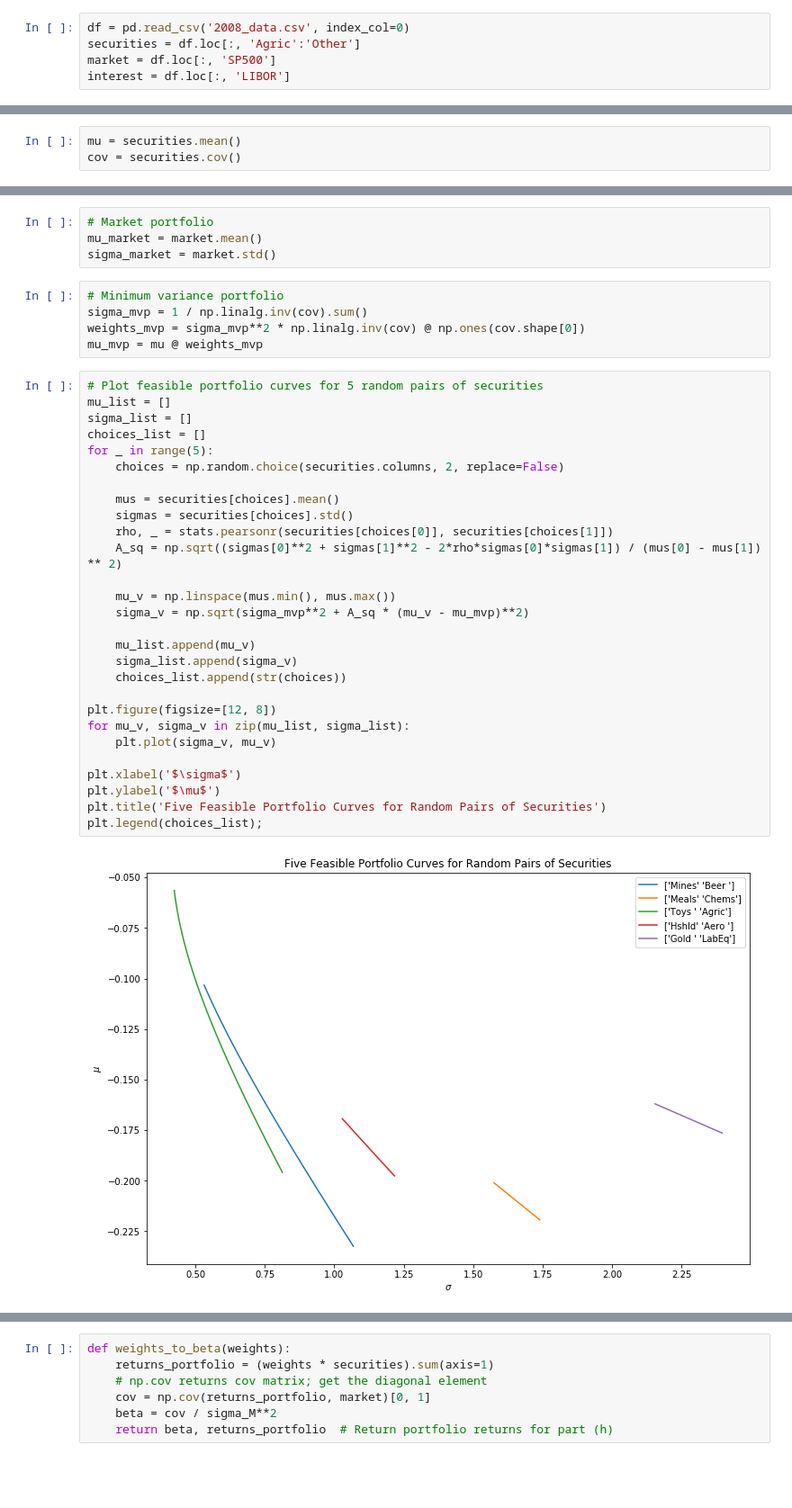
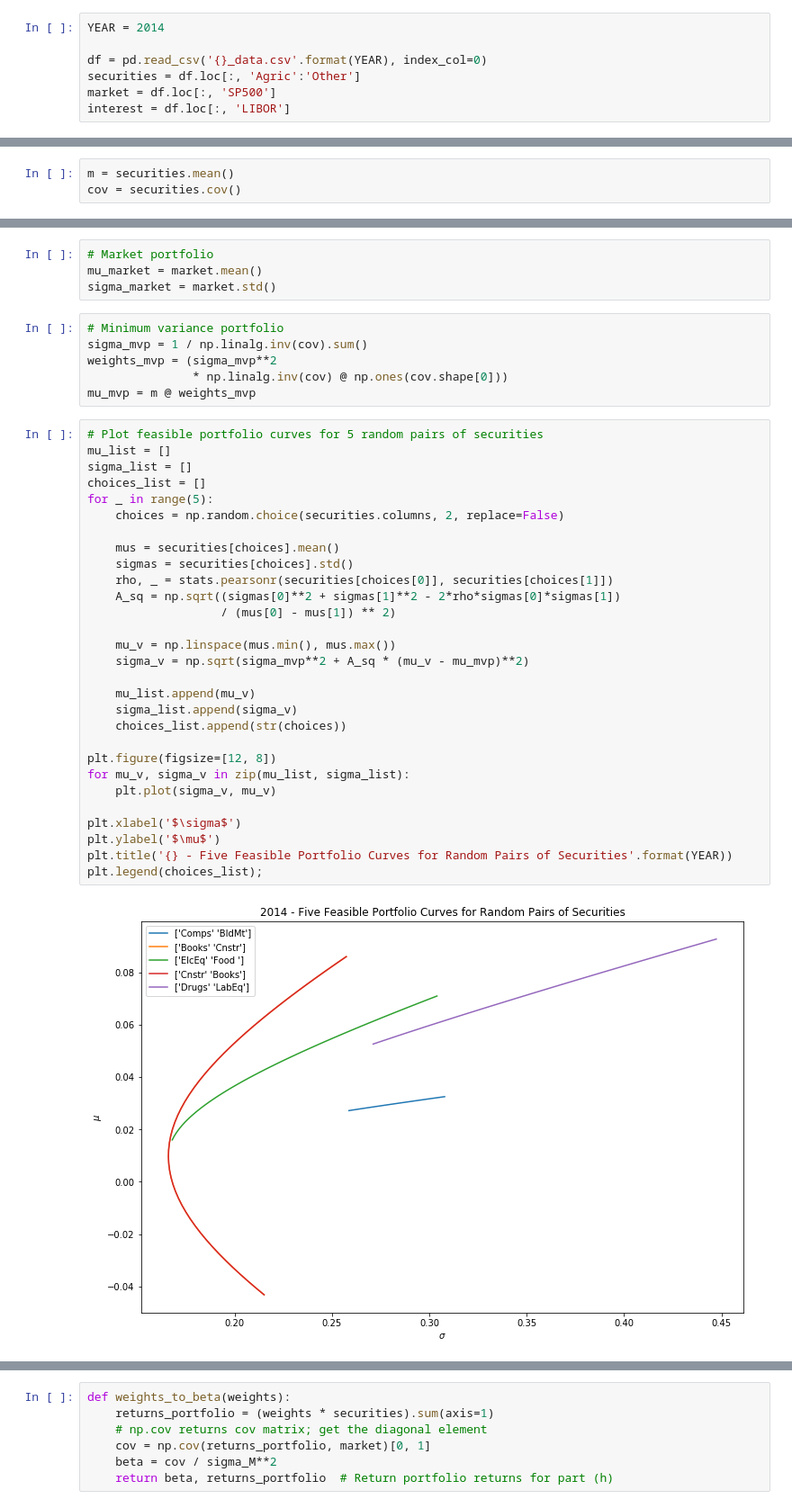
Before and after one commit to eigenfoo/random, a Jupyter notebook: quantfin/portfolio-analysis/portfolio_pset_q1.ipynb, the cells around one changed output, grey strips where cells are left out. Shown: that part at 90% size. Cells and saved outputs as stored; diff of their text form; blank space fills up the shorter version.

```diff
--- a/quantfin/portfolio-analysis/portfolio_pset_q1.ipynb
+++ b/quantfin/portfolio-analysis/portfolio_pset_q1.ipynb
@@ -6,7 +6,9 @@ import pandas as pd
 import matplotlib.pyplot as plt
 from scipy.stats import stats
 # %%
-df = pd.read_csv('2008_data.csv', index_col=0)
+YEAR = 2014
+
+df = pd.read_csv('{}_data.csv'.format(YEAR), index_col=0)
 securities = df.loc[:, 'Agric':'Other']
 market = df.loc[:, 'SP500']
 interest = df.loc[:, 'LIBOR']
@@ -15,3 +19,3 @@ interest = df.loc[:, 'LIBOR']
 # %%
-mu = securities.mean()
+m = securities.mean()
 cov = securities.cov()
@@ -33,38 +37,40 @@ sigma_market = market.std()
 # %%
 # Minimum variance portfolio
 sigma_mvp = 1 / np.linalg.inv(cov).sum()
-weights_mvp = sigma_mvp**2 * np.linalg.inv(cov) @ np.ones(cov.shape[0])
-mu_mvp = mu @ weights_mvp
+weights_mvp = (sigma_mvp**2
+               * np.linalg.inv(cov) @ np.ones(cov.shape[0]))
+mu_mvp = m @ weights_mvp
 # %%
 # Plot feasible portfolio curves for 5 random pairs of securities
 mu_list = []
 sigma_list = []
 choices_list = []
 for _ in range(5):
     choices = np.random.choice(securities.columns, 2, replace=False)
 
     mus = securities[choices].mean()
     sigmas = securities[choices].std()
     rho, _ = stats.pearsonr(securities[choices[0]], securities[choices[1]])
-    A_sq = np.sqrt((sigmas[0]**2 + sigmas[1]**2 - 2*rho*sigmas[0]*sigmas[1]) / (mus[0] - mus[1]) ** 2)
+    A_sq = np.sqrt((sigmas[0]**2 + sigmas[1]**2 - 2*rho*sigmas[0]*sigmas[1])
+                   / (mus[0] - mus[1]) ** 2)
 
     mu_v = np.linspace(mus.min(), mus.max())
     sigma_v = np.sqrt(sigma_mvp**2 + A_sq * (mu_v - mu_mvp)**2)
 
     mu_list.append(mu_v)
     sigma_list.append(sigma_v)
     choices_list.append(str(choices))
 
 plt.figure(figsize=[12, 8])
 for mu_v, sigma_v in zip(mu_list, sigma_list):
     plt.plot(sigma_v, mu_v)
 
 plt.xlabel('$\sigma$')
 plt.ylabel('$\mu$')
-plt.title('Five Feasible Portfolio Curves for Random Pairs of Securities')
+plt.title('{} - Five Feasible Portfolio Curves for Random Pairs of Securities'.format(YEAR))
 plt.legend(choices_list);
 # %% [output]
-[figure, old version]
+[figure, new version]
 # %% [markdown]
 ## Part (c)
 
```
Also changed, not shown: parts of 20 cells of this notebook, 22 other files.
